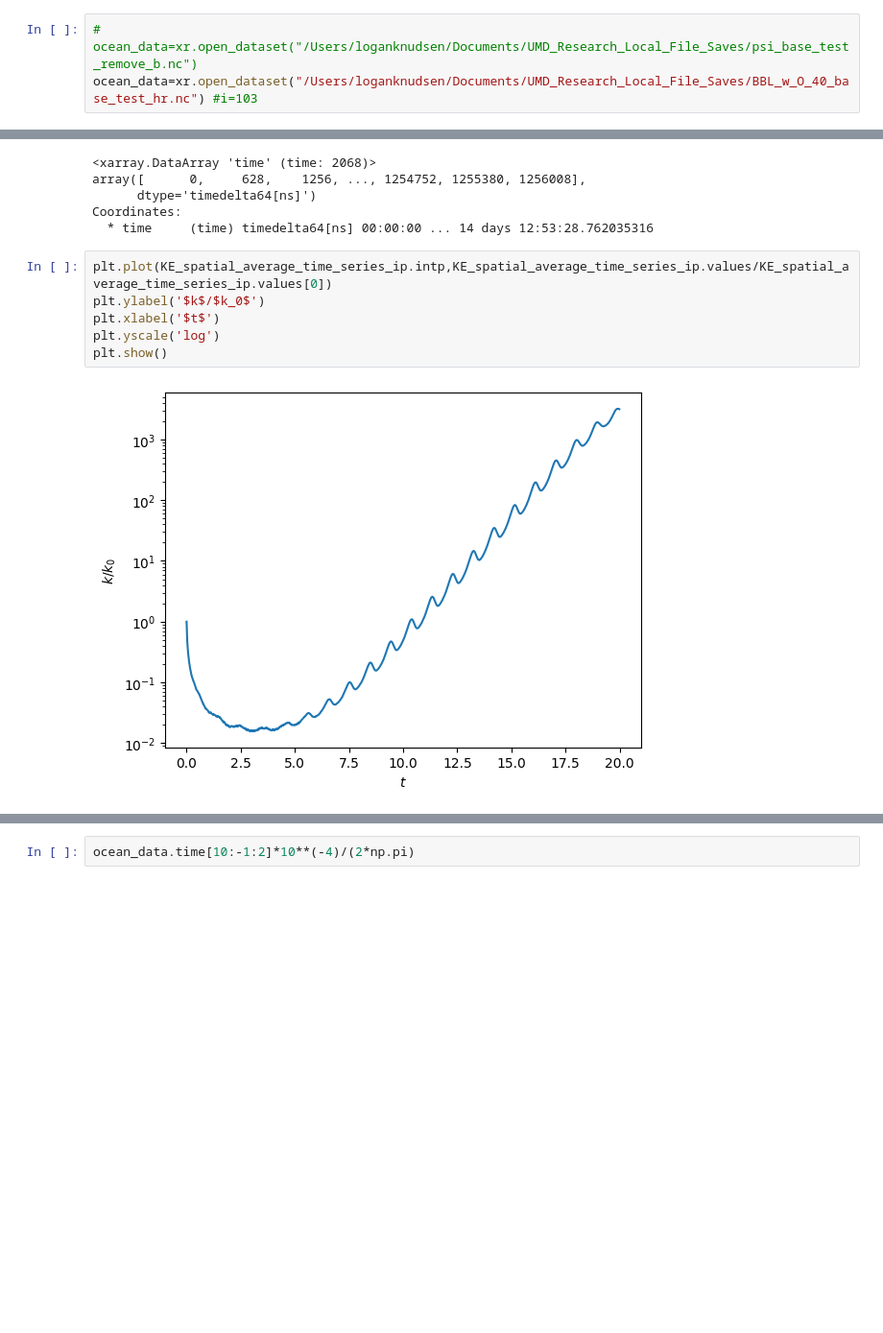
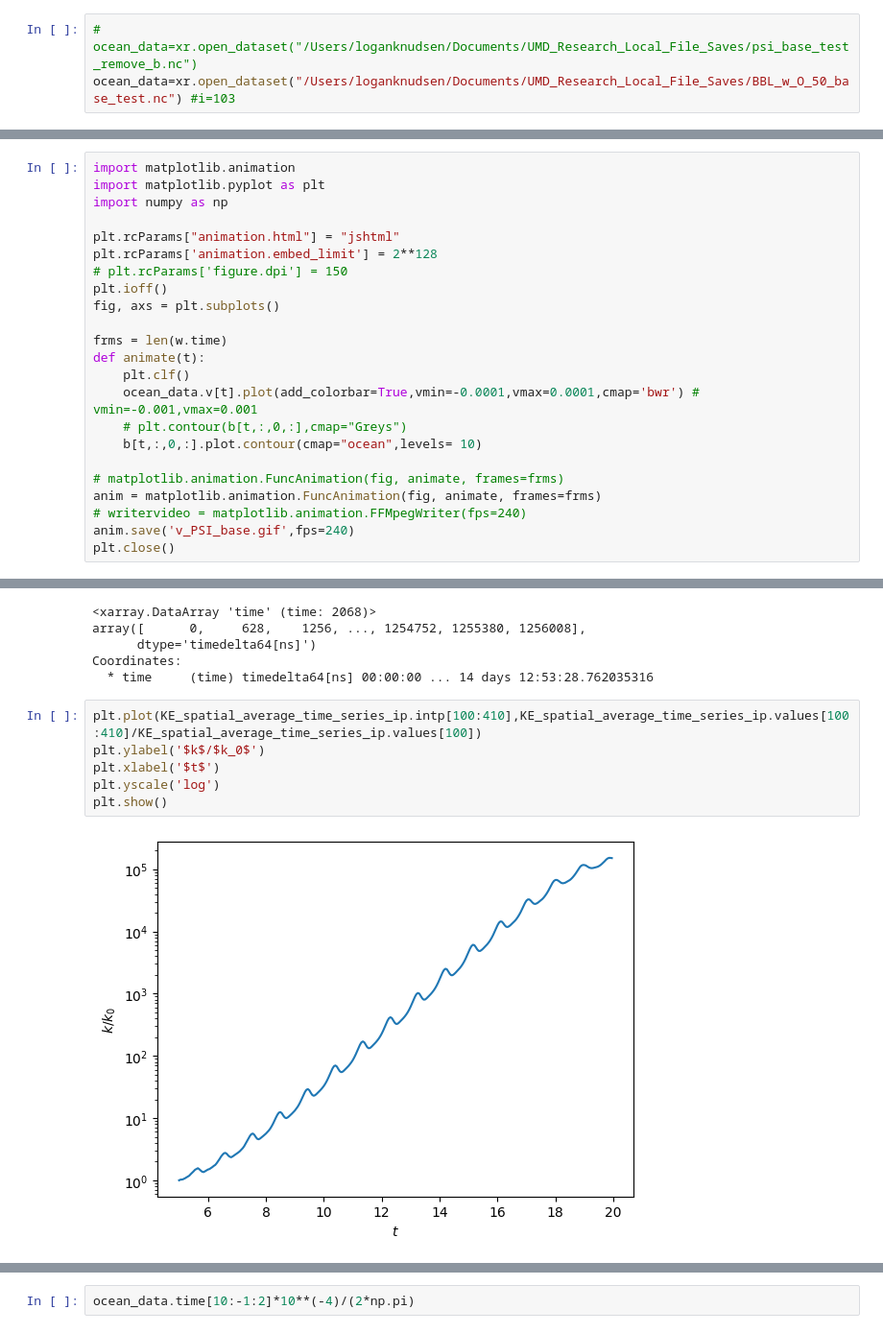
Before and after one commit to loganpknudsen/BottomBoundaryLayer, a Jupyter notebook: Result_Calculations/v_velocity_visualization_standard.ipynb, the cells around one changed output, grey strips where cells are left out. Shown at 96% size. Drawn from its saved outputs; the diff is of its cells as text; blank space fills up the shorter version.

```diff
--- a/Result_Calculations/v_velocity_visualization_standard.ipynb
+++ b/Result_Calculations/v_velocity_visualization_standard.ipynb
@@ -5,5 +5,5 @@ import matplotlib.pyplot as plt
 import pandas as pd
 # %%
 # ocean_data=xr.open_dataset("/Users/loganknudsen/Documents/UMD_Research_Local_File_Saves/psi_base_test_remove_b.nc")
-ocean_data=xr.open_dataset("/Users/loganknudsen/Documents/UMD_Research_Local_File_Saves/BBL_w_O_40_base_test_hr.nc") #i=103
+ocean_data=xr.open_dataset("/Users/loganknudsen/Documents/UMD_Research_Local_File_Saves/BBL_w_O_50_base_test.nc") #i=103
 # %%
@@ -58,0 +79,23 @@ matplotlib.animation.FuncAnimation(fig, animate, frames=frms)
+# %%
+import matplotlib.animation
+import matplotlib.pyplot as plt
+import numpy as np
+
+plt.rcParams["animation.html"] = "jshtml"
+plt.rcParams['animation.embed_limit'] = 2**128
+# plt.rcParams['figure.dpi'] = 150
+plt.ioff()
+fig, axs = plt.subplots()
+
+frms = len(w.time)
+def animate(t):
+    plt.clf()
+    ocean_data.v[t].plot(add_colorbar=True,vmin=-0.0001,vmax=0.0001,cmap='bwr') # vmin=-0.001,vmax=0.001
+    # plt.contour(b[t,:,0,:],cmap="Greys")
+    b[t,:,0,:].plot.contour(cmap="ocean",levels= 10)
+
+# matplotlib.animation.FuncAnimation(fig, animate, frames=frms)
+anim = matplotlib.animation.FuncAnimation(fig, animate, frames=frms)
+# writervideo = matplotlib.animation.FFMpegWriter(fps=240)
+anim.save('v_PSI_base.gif',fps=240)
+plt.close()
@@ -154,10 +208,10 @@ array([      0,     628,    1256, ..., 1254752, 1255380, 1256008],
 Coordinates:
   * time     (time) timedelta64[ns] 00:00:00 ... 14 days 12:53:28.762035316
 # %%
-plt.plot(KE_spatial_average_time_series_ip.intp,KE_spatial_average_time_series_ip.values/KE_spatial_average_time_series_ip.values[0])
+plt.plot(KE_spatial_average_time_series_ip.intp[100:410],KE_spatial_average_time_series_ip.values[100:410]/KE_spatial_average_time_series_ip.values[100])
 plt.ylabel('$k$/$k_0$')
 plt.xlabel('$t$')
 plt.yscale('log')
 plt.show()
 # %% [output]
-[figure, old version]
+[figure, new version]
```
Also changed, not shown: parts of 28 cells of this notebook, 5 other files.
